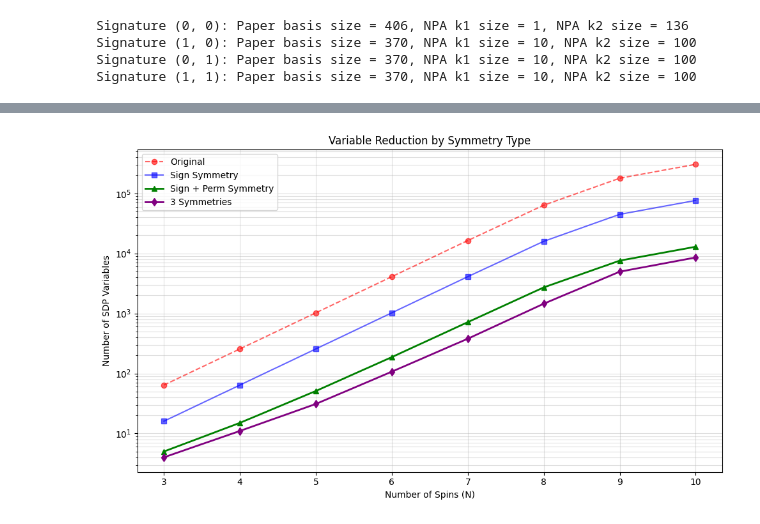
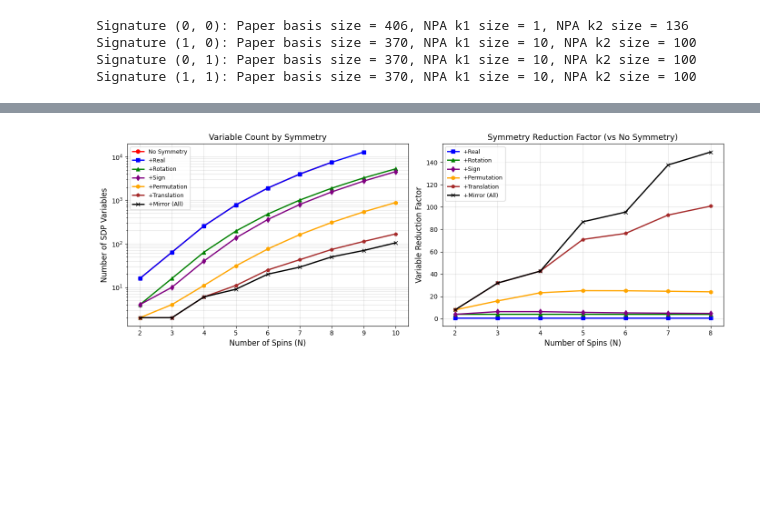
Before and after one commit to Ciscone7/OptimalMomentsNPA, a Jupyter notebook: benchmark.ipynb, the cells around one changed output, grey strips where cells are left out. Saved outputs shown, nothing was run; the diff lists cells and outputs as text; code cells hidden in the pictures; blank space fills up the shorter version.

Commit message:
sdp benchmark

```diff
--- a/benchmark.ipynb
+++ b/benchmark.ipynb
@@ -442,89 +342,10 @@ N   | Orig (s)   | Block (s)  | FullSym (s) | FullSym3 (s) | Energy Diff
 # %%
-import pandas as pd
-import matplotlib.pyplot as plt
-import numpy as np
+# Plot variable reduction from saved artifact
+from plots import plot_symmetry_variable_reduction
 
-# --- Import from your updated library ---
-from spins_sdp.basis_builder import generate_heisenberg_paper_basis, generate_npa_basis
-from spins_sdp.pauli import compile_moment_matrix_rep
-from spins_sdp.sdp import build_block_reps, build_block_reps_3, build_block_reps_with_permutation
-
-def run_variable_counting_benchmark():
-    # We can go a bit higher with N since we are only counting, not solving
-    #N_values = [4, 6, 8, 10, 12, 14, 16, 18, 20]
-    N_values = [3,4,5,6,7,8,9,10]
-
-    results = []
-
-    print(f"{'N':<4} | {'Original':<10} | {'Block':<10} | {'FullSym':<10} | {'Sym3':<10} | {'Reduction_12':<12} | {'Reduction_23':<12} | {'Reduction_34':<12} | {'Reduction_Total':<15}")
-    print("-" * 90)
-
-    for N in N_values:
-        # Generate Basis (Heisenberg paper basis, usually degree 3 or similar)
-        basis = generate_heisenberg_paper_basis(N=N)
-
-        # --- Method 1: Original (No Symmetry) ---
-        # compile_moment_matrix_rep calculates all unique u = w_i * w_j
-        # The number of unique labels is the number of variables.
-        rep_orig = compile_moment_matrix_rep(basis)
-        n_orig = len(rep_orig.labels)
-
-        # --- Method 2: Sign Symmetry (Block Diagonal) ---
-        # build_block_reps returns (reps, global_index)
-        # global_index is the unified registry of unique variables across all blocks
-        _, index_block = build_block_reps(basis)
-        n_block = len(index_block)
-
-        # --- Method 3: Sign + Permutation Symmetry ---
-        # build_block_reps_with_permutation maps raw moments to canonical ones
-        _, index_sym = build_block_reps_with_permutation(basis)
-        n_sym = len(set(index_sym.values()))
-
-        # -- Method 4
-        _, index_sym3 = build_block_reps_3(basis)
-        n_sym3 = len(set(index_sym3.values()))
-
-
-        # Calculate Reduction Factor (Original / Best)
-        reduction_12 = n_orig / n_block
-        reduction_23 = n_block / n_sym
-        reduction_34 = n_sym / n_sym3
-        reduction_total = n_orig / n_sym3
-
-        results.append({
-            "N": N,
-            "Original": n_orig,
-            "Block": n_block,
-            "FullSym": n_sym,
-            "Sym3": n_sym3,
-            "Reduction_12": reduction_12,
-            "Reduction_23": reduction_23,
-            "Reduction_34": reduction_34,
-            "Reduction_Total": reduction_total
-        })
-
-        print(f"{N:<4} | {n_orig:<10} | {n_block:<10} | {n_sym:<10} | {n_sym3:<10} | {reduction_12:.1f}x | {reduction_23:.1f}x | {reduction_34:.1f}x | {reduction_total:.1f}x")
-
-    # --- Plotting ---
-    df = pd.DataFrame(results)
-
-    plt.figure(figsize=(10, 6))
-
-    plt.plot(df["N"], df["Original"], 'o--', label='Original', color='red', alpha=0.6)
-    plt.plot(df["N"], df["Block"], 's-', label='Sign Symmetry', color='blue', alpha=0.6)
-    plt.plot(df["N"], df["FullSym"], '^-', label='Sign + Perm Symmetry', color='green', linewidth=2)
-    plt.plot(df["N"], df["Sym3"], 'd-', label='3 Symmetries', color='purple', linewidth=2)
-    plt.yscale('log')
-    plt.xlabel('Number of Spins (N)')
-    plt.ylabel('Number of SDP Variables')
-    plt.title('Variable Reduction by Symmetry Type')
-    plt.grid(True, which="both", ls="-", alpha=0.4)
-    plt.legend()
-    plt.tight_layout()
-    plt.show()
-
-    return df
-
-# Run the benchmark
-df_vars = run_variable_counting_benchmark()
+result_vars = plot_symmetry_variable_reduction(
+    model="heisenberg",
+    npa_level=2,
+    boundary="periodic",
+)
 # %% [output]
@@ -541 +352 @@ N    | Original   | Block      | FullSym    | Sym3       | Reduction_12 | Reduct
-[figure, old version]
+[figure, new version]
```
Also changed, not shown: parts of 14 cells of this notebook, 5 other files.
